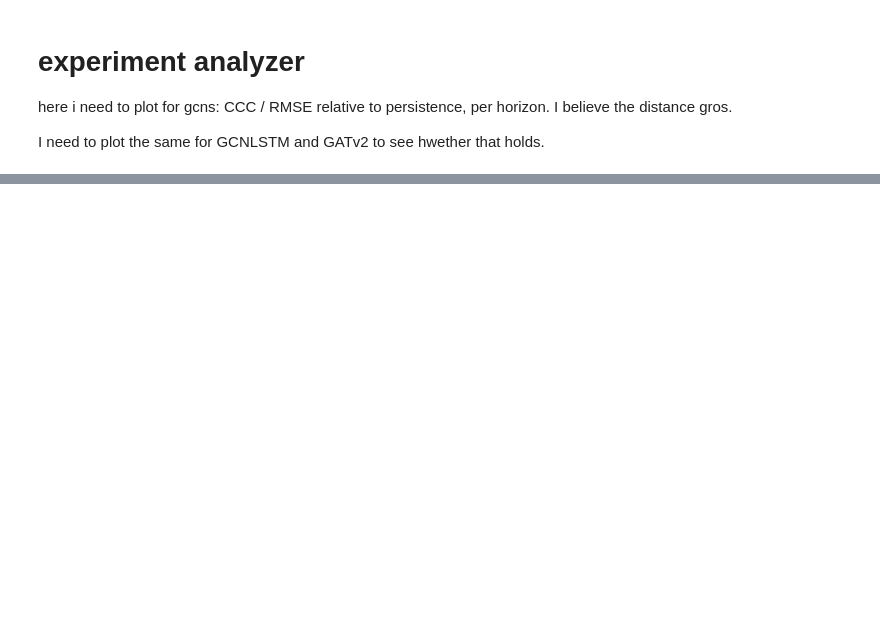
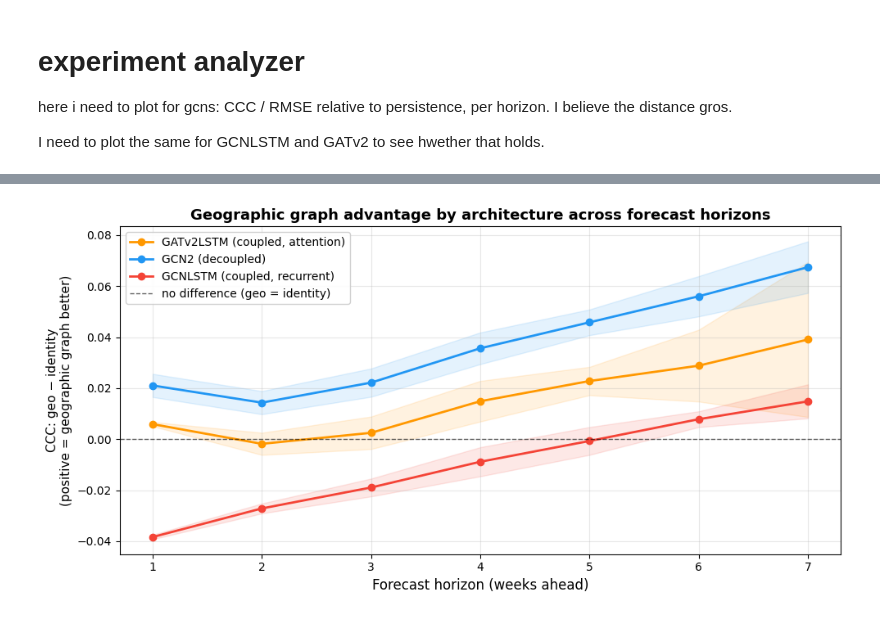
Before and after one commit to stends2001/infectious_disease_gnn, a Jupyter notebook: src/notebooks/_analyzing_experiment.ipynb, the cells around one changed output, grey strips where cells are left out. Drawn from its saved outputs; the diff is of its cells as text; code cells hidden in the pictures; blank space fills up the shorter version.

```diff
--- a/src/notebooks/_analyzing_experiment.ipynb
+++ b/src/notebooks/_analyzing_experiment.ipynb
@@ -660,0 +884,19 @@ slope_df_rmse = degradation_rate(summary_rmse, metric='rmse_pct')
+# %%
+per_seed_all, _ = summarise_from_metrics_df(
+    metrics_df[metrics_df['model'].isin([
+        'gcn_geo', 'gcn_identity',
+        'gatv2lstm_geo', 'gatv2lstm_identity',
+        'gcnlstm_geo', 'gcnlstm_identity',
+        'persistence'
+    ])],
+    metric='ccc'
+)
+
+gap_gcn2    = extract_geo_identity_gap(per_seed_all, 'gcn_geo',       'gcn_identity',       metric='ccc')
+gap_gatv2   = extract_geo_identity_gap(per_seed_all, 'gatv2lstm_geo', 'gatv2lstm_identity', metric='ccc')
+gap_gcnlstm = extract_geo_identity_gap(per_seed_all, 'gcnlstm_geo',  'gcnlstm_identity',  metric='ccc')
+
+for name, gap in [('GCN2', gap_gcn2), ('GATv2LSTM', gap_gatv2), ('GCNLSTM', gap_gcnlstm)]:
+    agg = gap.groupby('horizon')['gap'].agg(mean='mean', std='std').round(4)
+    print(f"\n── {name} geo−identity CCC gap ──────────────────────────────")
+    print(agg.to_string())
@@ -660,0 +921,41 @@ slope_df_rmse = degradation_rate(summary_rmse, metric='rmse_pct')
+# %%
+gap_gcn2['architecture']    = 'GCN2 (decoupled)'
+gap_gatv2['architecture']   = 'GATv2LSTM (coupled, attention)'
+gap_gcnlstm['architecture'] = 'GCNLSTM (coupled, recurrent)'
+
+all_gaps = pd.concat([gap_gcn2, gap_gatv2, gap_gcnlstm], ignore_index=True)
+gap_agg  = all_gaps.groupby(['horizon', 'architecture'])['gap'].agg(
+    mean='mean', std='std'
+).reset_index()
+
+palette = {
+    'GCN2 (decoupled)'             : '#2196F3',
+    'GATv2LSTM (coupled, attention)': '#FF9800',
+    'GCNLSTM (coupled, recurrent)' : '#F44336',
+}
+
+fig, ax = plt.subplots(figsize=(10, 5))
+
+for arch in gap_agg['architecture'].unique():
+    sub   = gap_agg[gap_agg['architecture'] == arch].sort_values('horizon')
+    color = palette[arch]
+    ax.plot(sub['horizon'], sub['mean'],
+            label=arch, color=color, marker='o', linewidth=2)
+    ax.fill_between(sub['horizon'],
+                    sub['mean'] - sub['std'],
+                    sub['mean'] + sub['std'],
+                    color=color, alpha=0.12)
+
+ax.axhline(0, color='black', linewidth=1, linestyle='--', alpha=0.6,
+           label='no difference (geo = identity)')
+ax.set_xlabel('Forecast horizon (weeks ahead)', fontsize=12)
+ax.set_ylabel('CCC: geo − identity\n(positive = geographic graph better)', fontsize=11)
+ax.set_title('Geographic graph advantage by architecture across forecast horizons',
+             fontsize=13, fontweight='bold')
+ax.xaxis.set_major_locator(ticker.MultipleLocator(1))
+ax.legend(fontsize=10, framealpha=0.9)
+ax.grid(alpha=0.3)
+plt.tight_layout()
+plt.show()
+# %% [output]
+[figure, added]
```
Also changed, not shown: parts of 11 cells of this notebook, 7 other files.
